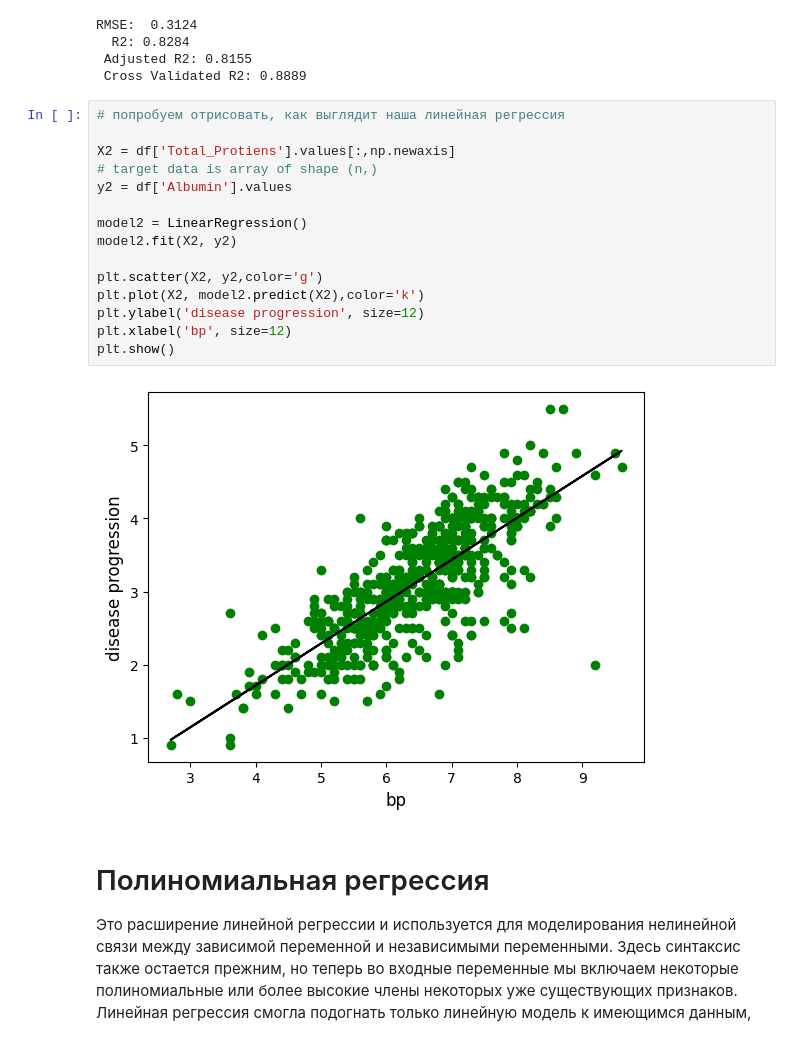
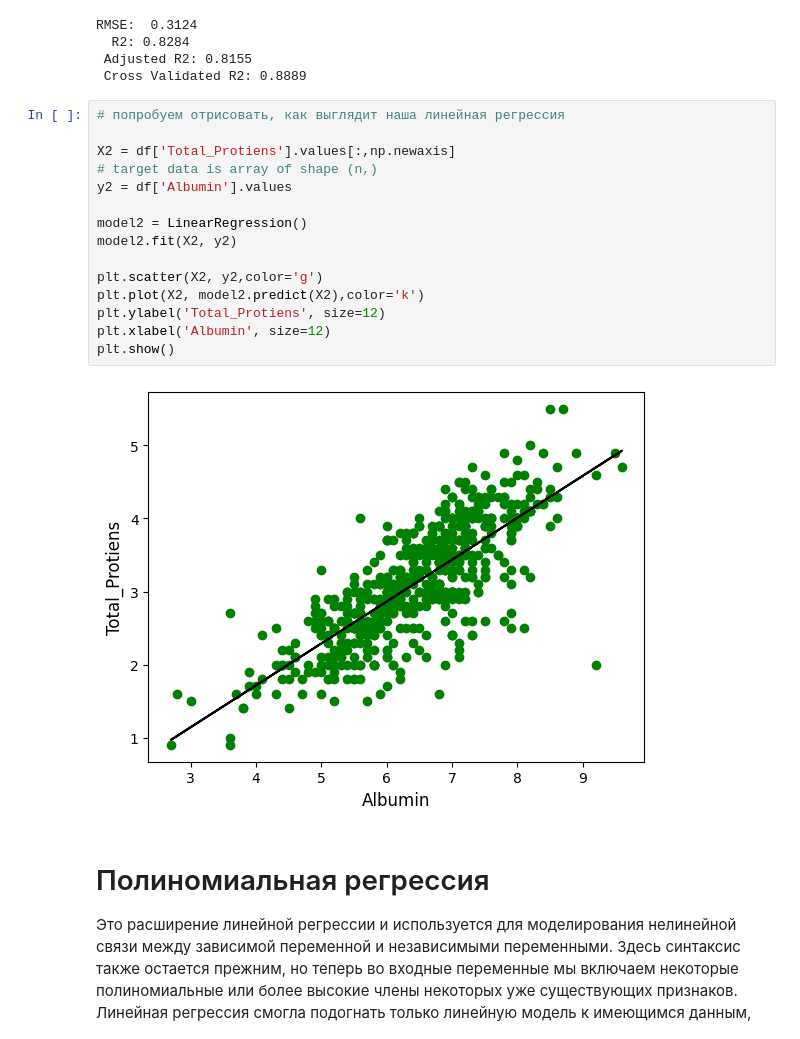
Before and after one commit to QS1lE/ml_data.mining, a Jupyter notebook: practice/practice 4.ipynb, the cells around one changed output. Drawn from its saved outputs; the diff is of its cells as text.

```diff
--- a/practice/practice 4.ipynb
+++ b/practice/practice 4.ipynb
@@ -324,20 +324,20 @@ RMSE:  0.3124
 # %%
 # попробуем отрисовать, как выглядит наша линейная регрессия
 
 X2 = df['Total_Protiens'].values[:,np.newaxis]
 # target data is array of shape (n,)
 y2 = df['Albumin'].values
 
 model2 = LinearRegression()
 model2.fit(X2, y2)
 
 plt.scatter(X2, y2,color='g')
 plt.plot(X2, model2.predict(X2),color='k')
-plt.ylabel('disease progression', size=12)
-plt.xlabel('bp', size=12)
+plt.ylabel('Total_Protiens', size=12)
+plt.xlabel('Albumin', size=12)
 plt.show()
 # %% [output]
-[figure, old version]
+[figure, new version]
 # %% [markdown]
 # Полиномиальная регрессия
 
```
Also changed, not shown: parts of 13 cells of this notebook.
